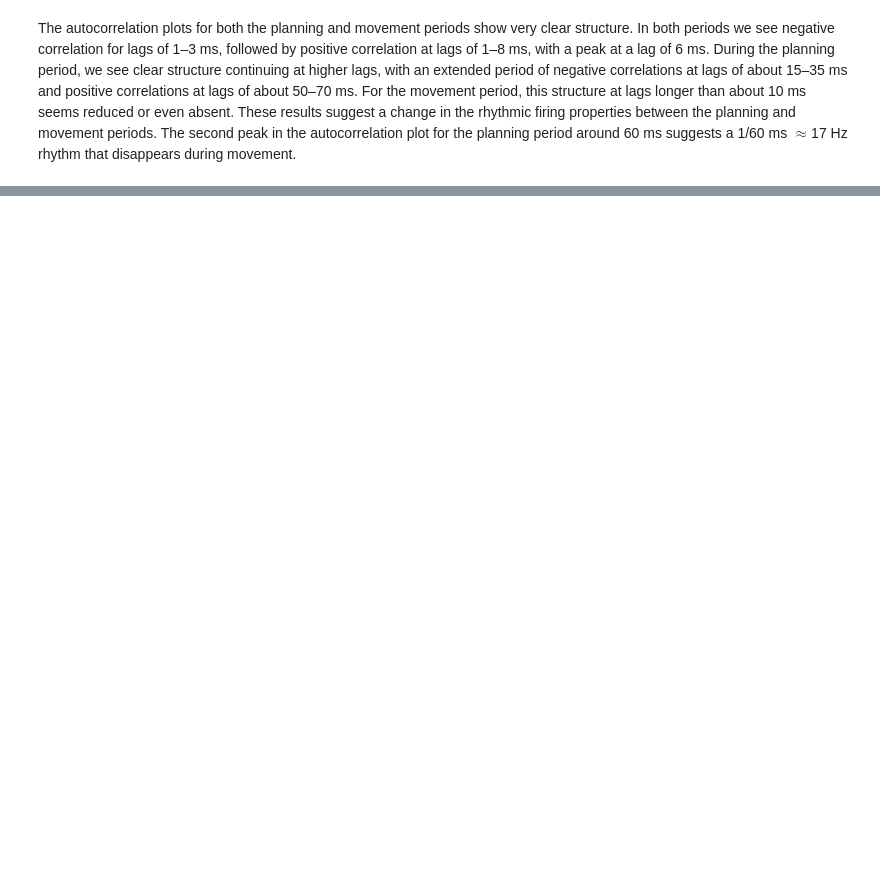
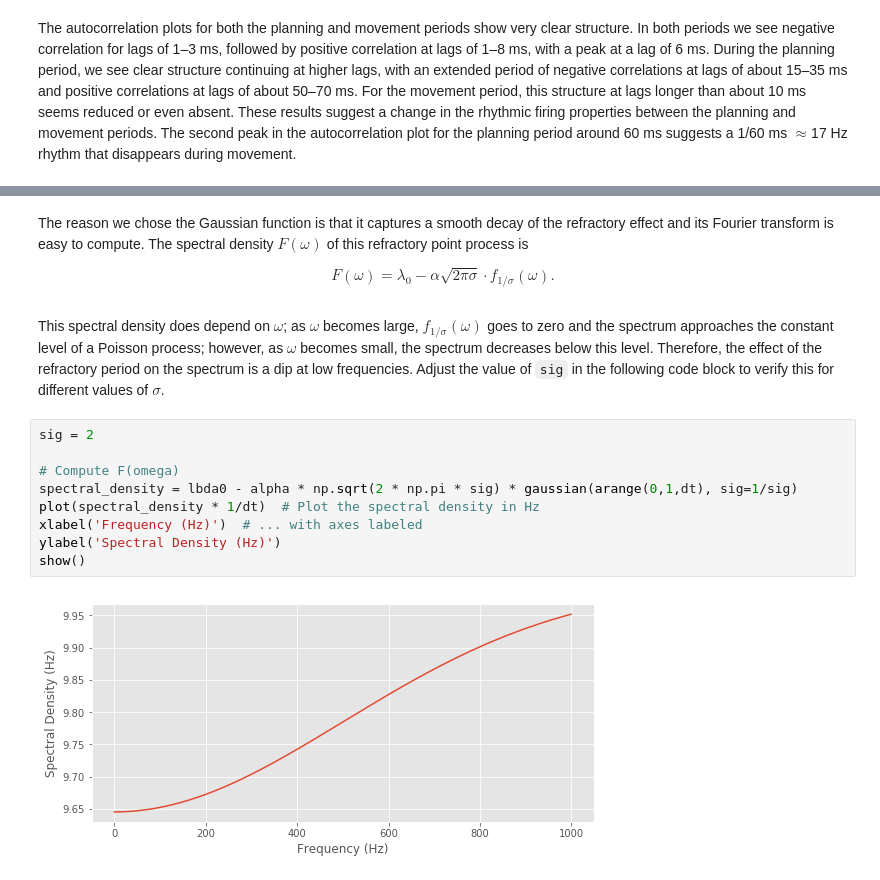
Before and after one commit to Mark-Kramer/Case-Studies-Python, a Jupyter notebook: content/10/spiking-rhythms.ipynb, the cells around one changed output, grey strips where cells are left out. Cells and saved outputs as stored; diff of their text form; blank space fills up the shorter version.

```diff
--- a/content/10/spiking-rhythms.ipynb
+++ b/content/10/spiking-rhythms.ipynb
@@ -331 +379,18 @@ where $\alpha$ is a constant representing the degree of refractoriness, and $f_{
+# %% [markdown]
+The reason we chose the Gaussian function is that it captures a smooth decay of the refractory effect and its Fourier transform is easy to compute. The spectral density $F(\omega)$ of this refractory point process is
+
+$$F(\omega)  = \lambda_0 - \alpha \sqrt{2\pi\sigma} \cdot f_{1/\sigma} (\omega).$$
+# %% [markdown]
+This spectral density does depend on $\omega$; as $\omega$ becomes large, $f_{1/\sigma}(\omega)$ goes to zero and the spectrum approaches the constant level of a Poisson process; however, as $\omega$ becomes small, the spectrum decreases below this level. Therefore, the effect of the refractory period on the spectrum is a dip at low frequencies. Adjust the value of `sig` in the following code block to verify this for different values of $\sigma$.
+# %%
+sig = 2
+
+# Compute F(omega)
+spectral_density = lbda0 - alpha * np.sqrt(2 * np.pi * sig) * gaussian(arange(0,1,dt), sig=1/sig)
+plot(spectral_density * 1/dt)  # Plot the spectral density in Hz
+xlabel('Frequency (Hz)')  # ... with axes labeled
+ylabel('Spectral Density (Hz)')
+show()
+# %% [output]
+[figure, added]
 # %% [markdown]
```
Also changed, not shown: parts of 36 cells of this notebook, 5 other files.
